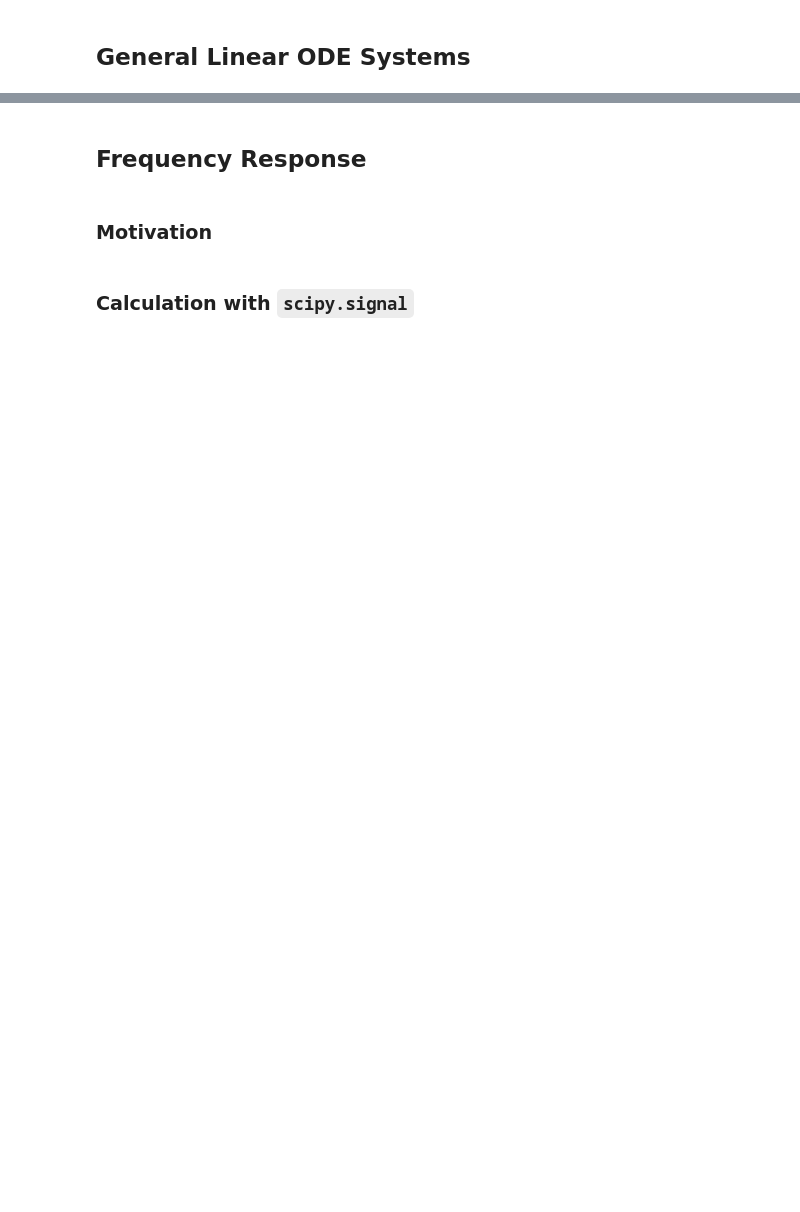
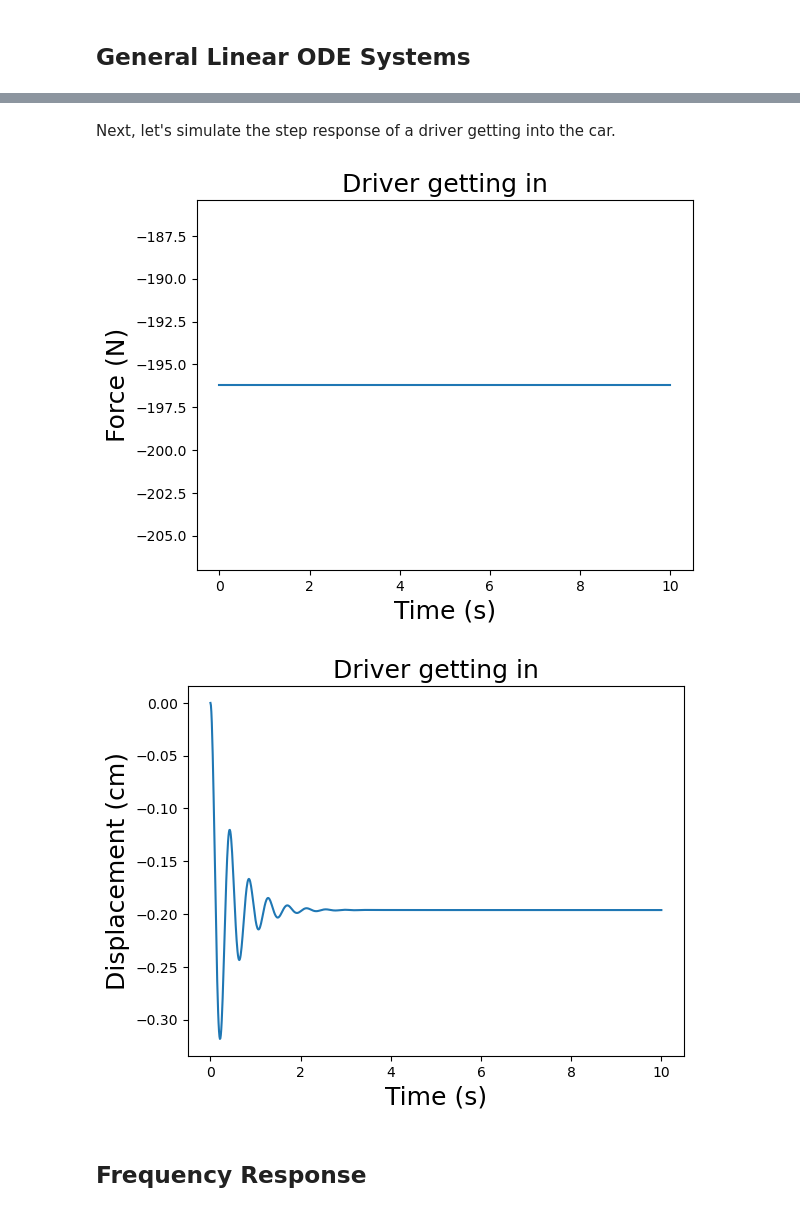
Before and after one commit to jckantor/cbe30338-book, a Jupyter notebook: notebooks/02-spring-mass-damper.ipynb, the cells around one changed output, grey strips where cells are left out. Drawn from its saved outputs; the diff is of its cells as text; code cells hidden in the pictures; blank space fills up the shorter version.

```diff
--- a/notebooks/02-spring-mass-damper.ipynb
+++ b/notebooks/02-spring-mass-damper.ipynb
@@ -638,0 +669,20 @@ plt.show()
+# %%
+from scipy.signal import StateSpace, lsim, bode
+
+# Define constants
+car_mass = 4*450 # kg
+driver_mass=80 # kg
+k=1E5 # N/m
+c=2E3 # Nm/s
+m = (car_mass)/4 # kg
+g = 9.81 # m/s^2
+
+# Define the state space model
+A = np.array([[-c/m, -k/m],[1.,0]])
+B = np.array([[1/m],[0]])
+C = np.array([[0,1]])
+D = np.array([[0]])
+
+# Print state space model
+sys = StateSpace(A,B,C,D)
+print(sys)
@@ -639,6 +699,27 @@ plt.show()
+# %% [markdown]
+Next, let's simulate the step response of a driver getting into the car.
+# %%
+x0 = [0, # m/s
+      0] # m
+
+t = np.linspace(0,10,1000)
+u = (-driver_mass*g/4)*np.ones(len(t)) # N
+
+plt.plot(t,u)
+plt.xlabel('Time (s)',fontsize=18)
+plt.ylabel('Force (N)',fontsize=18)
+plt.title('Driver getting in',fontsize=18)
+plt.show()
+
+t_, yout, xout = lsim(sys, U=u, T=t, X0=x0)
+
+plt.plot(t_,yout*100)
+plt.xlabel('Time (s)',fontsize=18)
+plt.ylabel('Displacement (cm)',fontsize=18)
+plt.title('Driver getting in',fontsize=18)
+plt.show()
+# %% [output]
+[figure, added]
+[figure, added]
 # %% [markdown]
 ## Frequency Response
-# %% [markdown]
-### Motivation
-# %% [markdown]
-### Calculation with `scipy.signal`
```
Also changed, not shown: parts of 20 cells of this notebook.
